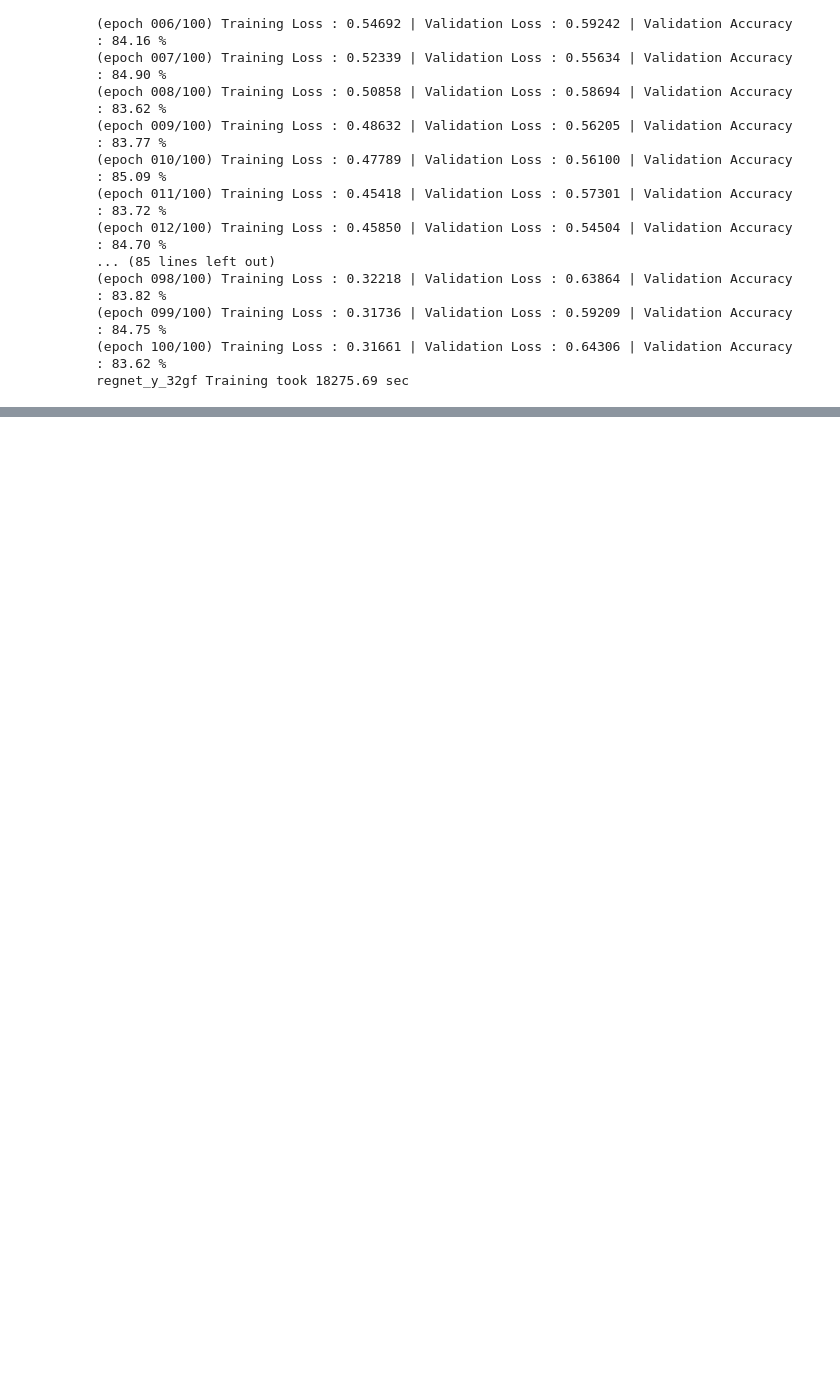
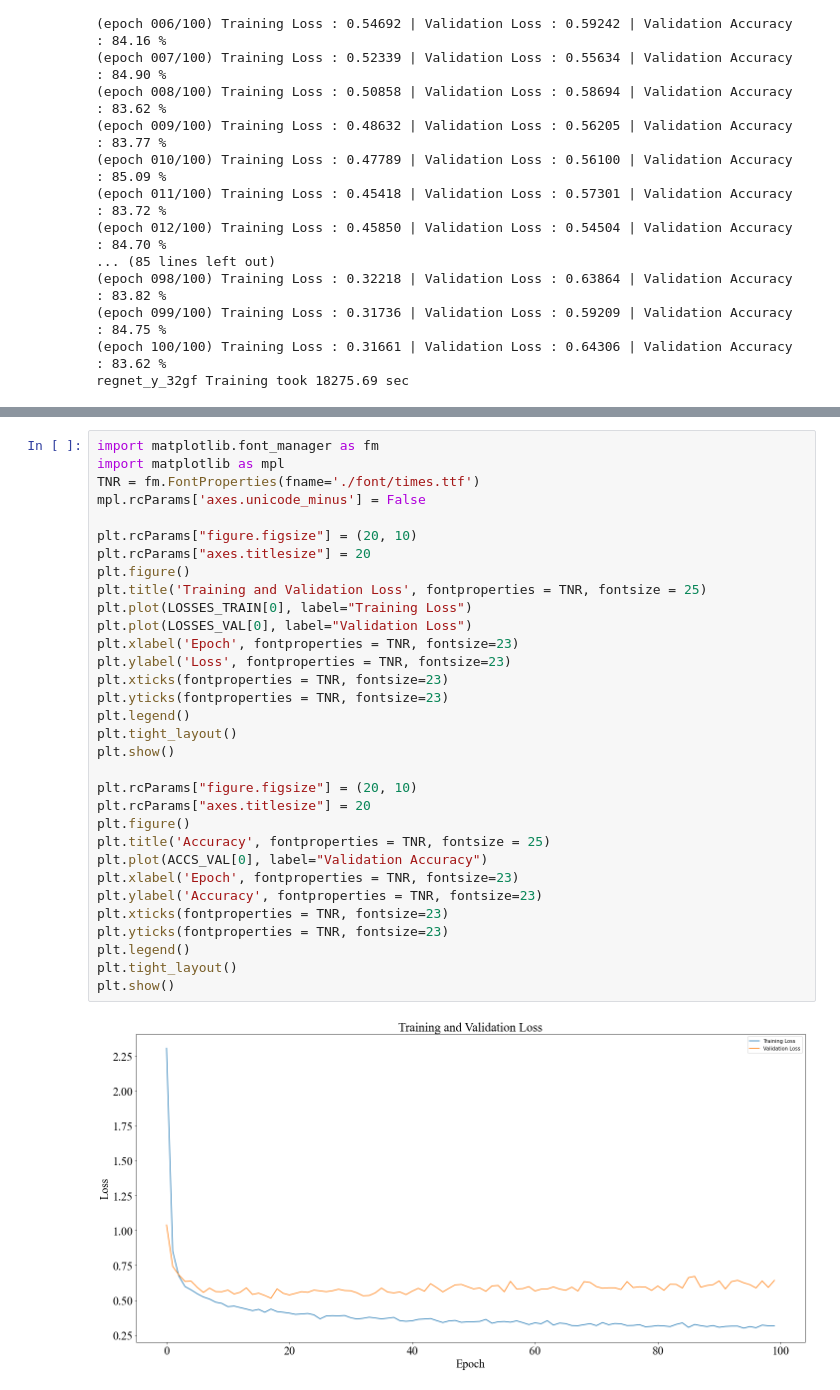
Before and after one commit to leekichang/Dog_Breed_Classification, a Jupyter notebook: regnet_y_32gf.ipynb, the cells around one changed output, grey strips where cells are left out. Saved outputs shown, nothing was run; the diff lists cells and outputs as text; blank space fills up the shorter version.

Commit message:
Loss and Accuracy Graph added

```diff
--- a/regnet_y_32gf.ipynb
+++ b/regnet_y_32gf.ipynb
@@ -231,0 +210,34 @@ weighted avg       0.87      0.86      0.86      4072
+# %%
+import matplotlib.font_manager as fm
+import matplotlib as mpl
+TNR = fm.FontProperties(fname='./font/times.ttf')
+mpl.rcParams['axes.unicode_minus'] = False
+
+plt.rcParams["figure.figsize"] = (20, 10)
+plt.rcParams["axes.titlesize"] = 20
+plt.figure()
+plt.title('Training and Validation Loss', fontproperties = TNR, fontsize = 25)
+plt.plot(LOSSES_TRAIN[0], label="Training Loss")
+plt.plot(LOSSES_VAL[0], label="Validation Loss")
+plt.xlabel('Epoch', fontproperties = TNR, fontsize=23)
+plt.ylabel('Loss', fontproperties = TNR, fontsize=23)
+plt.xticks(fontproperties = TNR, fontsize=23)
+plt.yticks(fontproperties = TNR, fontsize=23)
+plt.legend()
+plt.tight_layout()
+plt.show()
+
+plt.rcParams["figure.figsize"] = (20, 10)
+plt.rcParams["axes.titlesize"] = 20
+plt.figure()
+plt.title('Accuracy', fontproperties = TNR, fontsize = 25)
+plt.plot(ACCS_VAL[0], label="Validation Accuracy")
+plt.xlabel('Epoch', fontproperties = TNR, fontsize=23)
+plt.ylabel('Accuracy', fontproperties = TNR, fontsize=23)
+plt.xticks(fontproperties = TNR, fontsize=23)
+plt.yticks(fontproperties = TNR, fontsize=23)
+plt.legend()
+plt.tight_layout()
+plt.show()
+# %% [output]
+[figure, added]
```
Also changed, not shown: parts of 2 cells of this notebook, 2 other files.
